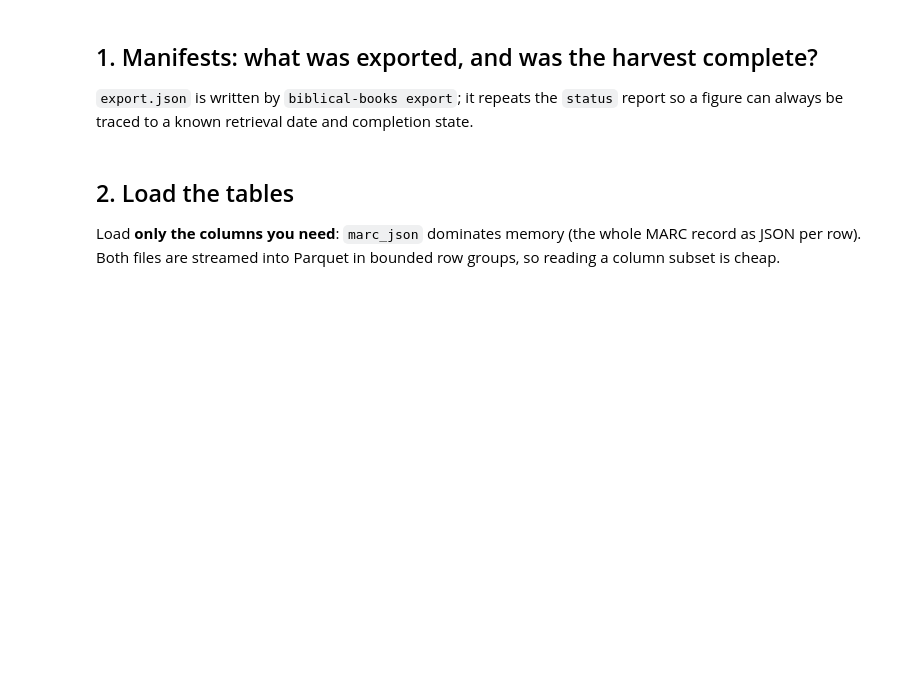
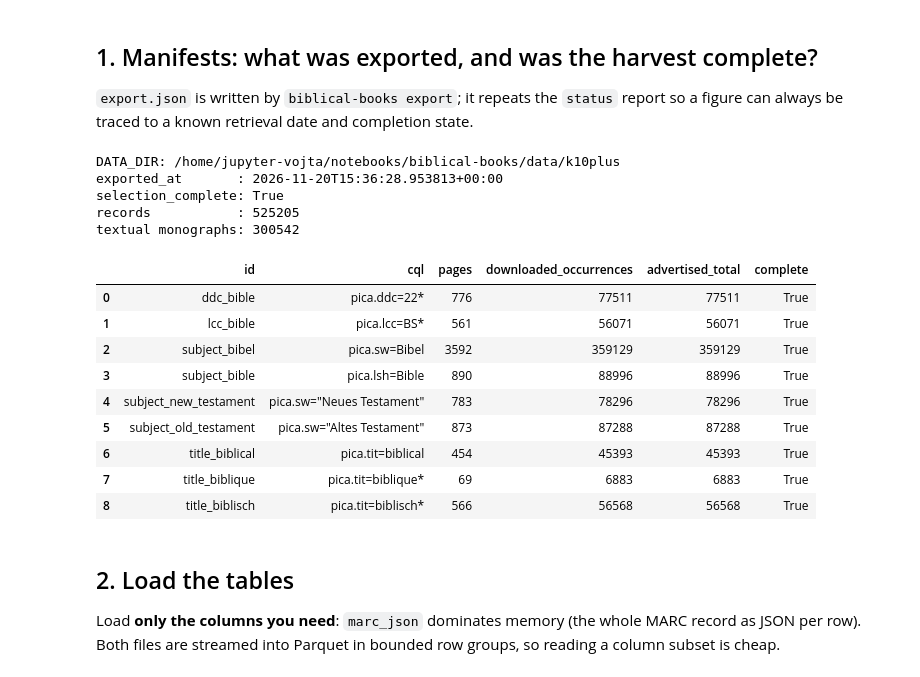
Before and after one commit to CCS-ZCU/biblical-books, a Jupyter notebook: scripts/explore_k10plus.ipynb, the cells around one changed output. Saved outputs shown, nothing was run; the diff lists cells and outputs as text; code cells hidden in the pictures; blank space fills up the shorter version.

Commit message:
Fix notebook data paths and dtype fallbacks; execute end to end

```diff
--- a/scripts/explore_k10plus.ipynb
+++ b/scripts/explore_k10plus.ipynb
@@ -45,3 +27,46 @@ per_query[["id", "cql", "pages", "downloaded_occurrences", "advertised_total", "
+# %%
+import json
+from pathlib import Path
+
+import pandas as pd
+
+# This notebook lives in scripts/, but the harvest writes to data/k10plus/ at the repository
+# root. Walk up from the working directory so the notebook runs from either folder.
+DATA_DIR = next(
+    (
+        folder / "data/k10plus"
+        for folder in [Path.cwd(), *Path.cwd().parents]
+        if (folder / "data" / "k10plus" / "export.json").exists()
+    ),
+    None,
+)
+assert DATA_DIR is not None, "data/k10plus/export.json not found above the working directory"
+print("DATA_DIR:", DATA_DIR)
+
+manifest = json.loads((DATA_DIR / "export.json").read_text())
+print("exported_at       :", manifest["exported_at"])
+print("selection_complete:", manifest["status"]["selection_complete"])
+print("records           :", manifest["records"])
+print("textual monographs:", manifest["textual_monographs"])
+
+per_query = pd.DataFrame(manifest["status"]["queries"])
+per_query[["id", "cql", "pages", "downloaded_occurrences", "advertised_total", "complete"]]
+# %% [output]
+DATA_DIR: /home/jupyter-vojta/notebooks/biblical-books/data/k10plus
+exported_at       : 2026-11-20T15:36:28.953813+00:00
+selection_complete: True
+records           : 525205
+textual monographs: 300542
+|  | id | cql | pages | downloaded_occurrences | advertised_total | complete |
+| 0 | ddc_bible | pica.ddc=22* | 776 | 77511 | 77511 | True |
+| 1 | lcc_bible | pica.lcc=BS* | 561 | 56071 | 56071 | True |
+| 2 | subject_bibel | pica.sw=Bibel | 3592 | 359129 | 359129 | True |
+| 3 | subject_bible | pica.lsh=Bible | 890 | 88996 | 88996 | True |
+| 4 | subject_new_testament | pica.sw="Neues Testament" | 783 | 78296 | 78296 | True |
+| 5 | subject_old_testament | pica.sw="Altes Testament" | 873 | 87288 | 87288 | True |
+| 6 | title_biblical | pica.tit=biblical | 454 | 45393 | 45393 | True |
+| 7 | title_biblique | pica.tit=biblique* | 69 | 6883 | 6883 | True |
+| 8 | title_biblisch | pica.tit=biblisch* | 566 | 56568 | 56568 | True |
 # %% [markdown]
 ## 2. Load the tables
 
```
Also changed, not shown: parts of 12 cells of this notebook.
